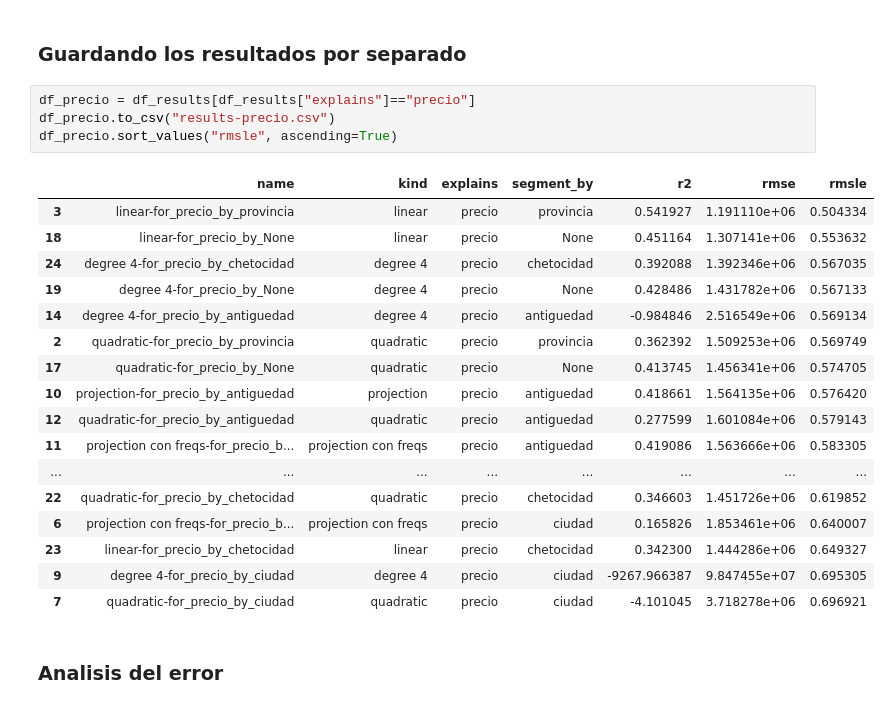
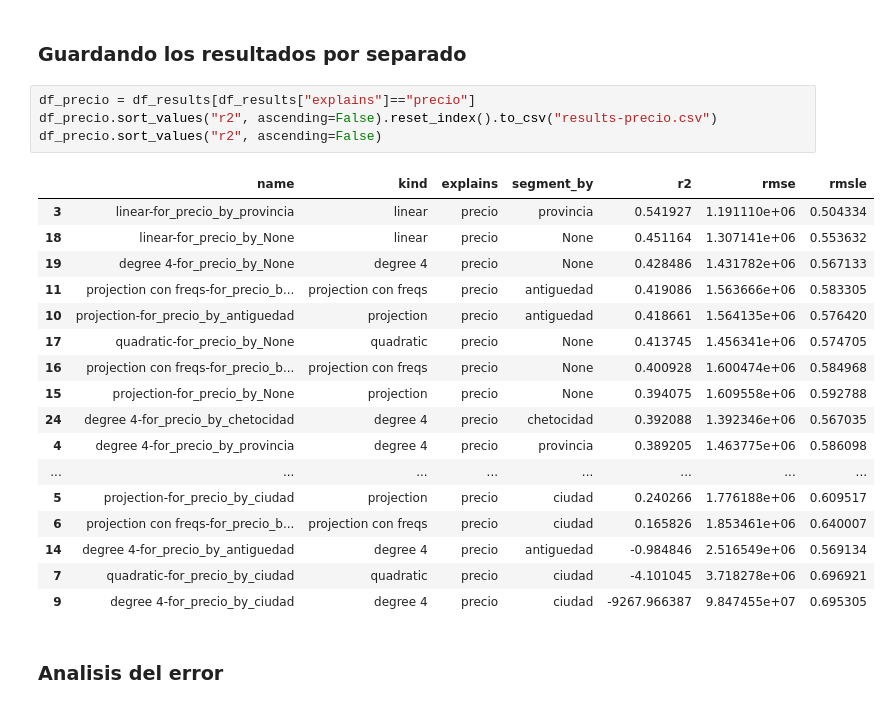
Before and after one commit to mnPanic/metnum-tp3, a Jupyter notebook: notebooks/comparativa-clfs-precio.ipynb, the cells around one changed output. Cells and saved outputs as stored; diff of their text form.

Commit message:
comparativa: Ordeno resultados por r2

```diff
--- a/notebooks/comparativa-clfs-precio.ipynb
+++ b/notebooks/comparativa-clfs-precio.ipynb
@@ -317,26 +317,26 @@ Done!
 ### Guardando los resultados por separado
 # %%
 df_precio = df_results[df_results["explains"]=="precio"]
-df_precio.to_csv("results-precio.csv")
-df_precio.sort_values("rmsle", ascending=True)
+df_precio.sort_values("r2", ascending=False).reset_index().to_csv("results-precio.csv")
+df_precio.sort_values("r2", ascending=False)
 # %% [output]
 |  | name | kind | explains | segment_by | r2 | rmse | rmsle |
 | 3 | linear-for_precio_by_provincia | linear | precio | provincia | 0.541927 | 1.191110e+06 | 0.504334 |
 | 18 | linear-for_precio_by_None | linear | precio | None | 0.451164 | 1.307141e+06 | 0.553632 |
+| 19 | degree 4-for_precio_by_None | degree 4 | precio | None | 0.428486 | 1.431782e+06 | 0.567133 |
+| 11 | projection con freqs-for_precio_b... | projection con freqs | precio | antiguedad | 0.419086 | 1.563666e+06 | 0.583305 |
+| 10 | projection-for_precio_by_antiguedad | projection | precio | antiguedad | 0.418661 | 1.564135e+06 | 0.576420 |
+| 17 | quadratic-for_precio_by_None | quadratic | precio | None | 0.413745 | 1.456341e+06 | 0.574705 |
+| 16 | projection con freqs-for_precio_b... | projection con freqs | precio | None | 0.400928 | 1.600474e+06 | 0.584968 |
+| 15 | projection-for_precio_by_None | projection | precio | None | 0.394075 | 1.609558e+06 | 0.592788 |
 | 24 | degree 4-for_precio_by_chetocidad | degree 4 | precio | chetocidad | 0.392088 | 1.392346e+06 | 0.567035 |
-| 19 | degree 4-for_precio_by_None | degree 4 | precio | None | 0.428486 | 1.431782e+06 | 0.567133 |
+| 4 | degree 4-for_precio_by_provincia | degree 4 | precio | provincia | 0.389205 | 1.463775e+06 | 0.586098 |
+| ... | ... | ... | ... | ... | ... | ... | ... |
+| 5 | projection-for_precio_by_ciudad | projection | precio | ciudad | 0.240266 | 1.776188e+06 | 0.609517 |
+| 6 | projection con freqs-for_precio_b... | projection con freqs | precio | ciudad | 0.165826 | 1.853461e+06 | 0.640007 |
 | 14 | degree 4-for_precio_by_antiguedad | degree 4 | precio | antiguedad | -0.984846 | 2.516549e+06 | 0.569134 |
-| 2 | quadratic-for_precio_by_provincia | quadratic | precio | provincia | 0.362392 | 1.509253e+06 | 0.569749 |
-| 17 | quadratic-for_precio_by_None | quadratic | precio | None | 0.413745 | 1.456341e+06 | 0.574705 |
-| 10 | projection-for_precio_by_antiguedad | projection | precio | antiguedad | 0.418661 | 1.564135e+06 | 0.576420 |
-| 12 | quadratic-for_precio_by_antiguedad | quadratic | precio | antiguedad | 0.277599 | 1.601084e+06 | 0.579143 |
-| 11 | projection con freqs-for_precio_b... | projection con freqs | precio | antiguedad | 0.419086 | 1.563666e+06 | 0.583305 |
-| ... | ... | ... | ... | ... | ... | ... | ... |
-| 22 | quadratic-for_precio_by_chetocidad | quadratic | precio | chetocidad | 0.346603 | 1.451726e+06 | 0.619852 |
-| 6 | projection con freqs-for_precio_b... | projection con freqs | precio | ciudad | 0.165826 | 1.853461e+06 | 0.640007 |
-| 23 | linear-for_precio_by_chetocidad | linear | precio | chetocidad | 0.342300 | 1.444286e+06 | 0.649327 |
+| 7 | quadratic-for_precio_by_ciudad | quadratic | precio | ciudad | -4.101045 | 3.718278e+06 | 0.696921 |
 | 9 | degree 4-for_precio_by_ciudad | degree 4 | precio | ciudad | -9267.966387 | 9.847455e+07 | 0.695305 |
-| 7 | quadratic-for_precio_by_ciudad | quadratic | precio | ciudad | -4.101045 | 3.718278e+06 | 0.696921 |
 # %% [markdown]
 ### Analisis del error
 # %%
```
Also changed, not shown: parts of 1 cell of this notebook, 3 other files.
